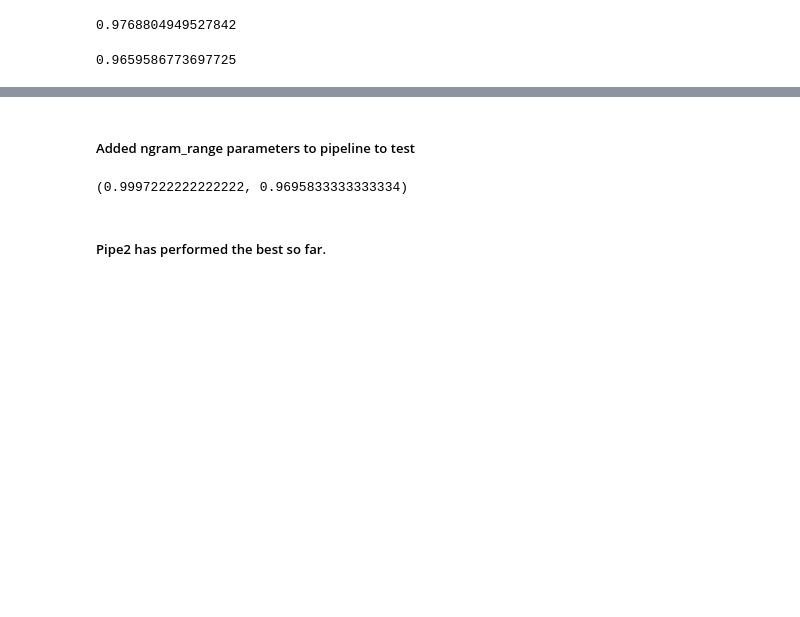
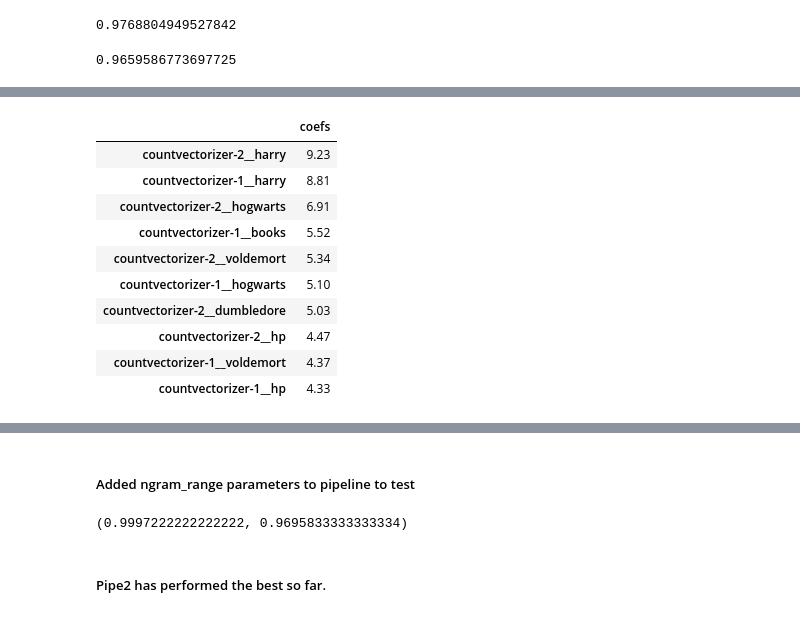
Before and after one commit to jpetersen626/reddit_classification_nlp, a Jupyter notebook: code/03_Modeling.ipynb, the cells around one changed output, grey strips where cells are left out. Drawn from its saved outputs; the diff is of its cells as text; code cells hidden in the pictures; blank space fills up the shorter version.

```diff
--- a/code/03_Modeling.ipynb
+++ b/code/03_Modeling.ipynb
@@ -65,7 +65,8 @@ pipe1.score(X_train, y_train), pipe1.score(X_test, y_test)
 # %%
 ct2 = make_column_transformer(
     (CountVectorizer(stop_words='english', min_df=2), 'selftext'),
-    (CountVectorizer(stop_words='english', min_df=2), 'title')
+    (CountVectorizer(stop_words='english', min_df=2), 'title'),
+    remainder='passthrough'
 )
 
 pipe2 = make_pipeline(ct2, LogisticRegression(max_iter=10_000))
@@ -82,3 +107,6 @@ f1_score(y_test, pipe2.predict(X_test), pos_label='harrypotter')
 balanced_accuracy_score(y_test, pipe2.predict(X_test))
 # %% [output]
 0.9659586773697725
+# %%
+model_coefs = pd.Series(pipe2.named_steps['logisticregression'].coef_[0],
+          index=pipe2.named_steps['columntransformer'].get_feature_names_out())
@@ -84,0 +128,16 @@ balanced_accuracy_score(y_test, pipe2.predict(X_test))
+# %%
+coefs_df = pd.DataFrame(np.exp(model_coefs).sort_values(ascending=False), columns=['coefs'])
+# %%
+coefs_df.round(2).head(10)
+# %% [output]
+|  | coefs |
+| countvectorizer-2__harry | 9.23 |
+| countvectorizer-1__harry | 8.81 |
+| countvectorizer-2__hogwarts | 6.91 |
+| countvectorizer-1__books | 5.52 |
+| countvectorizer-2__voldemort | 5.34 |
+| countvectorizer-1__hogwarts | 5.10 |
+| countvectorizer-2__dumbledore | 5.03 |
+| countvectorizer-2__hp | 4.47 |
+| countvectorizer-1__voldemort | 4.37 |
+| countvectorizer-1__hp | 4.33 |
```
Also changed, not shown: parts of 6 cells of this notebook.
